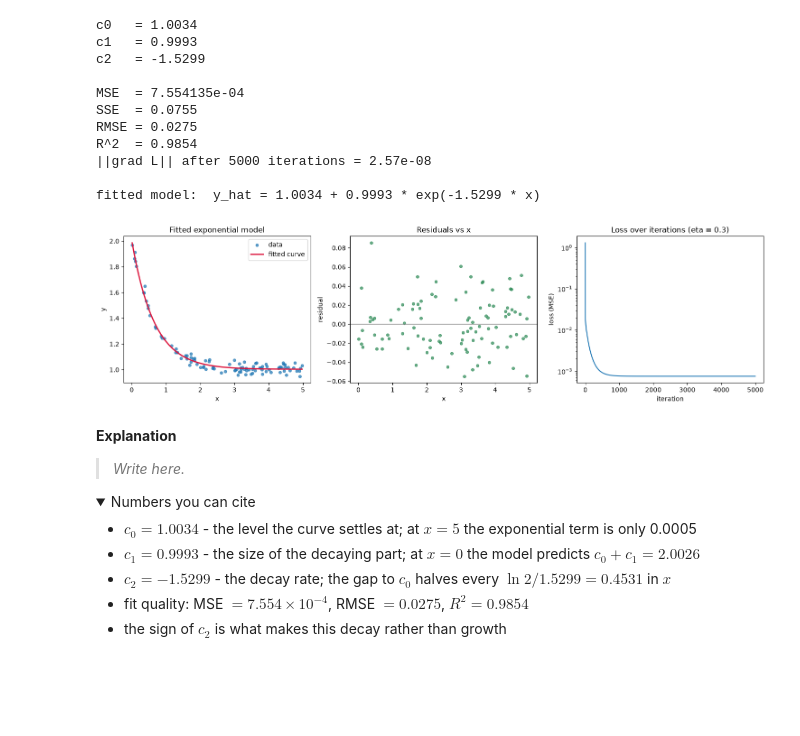
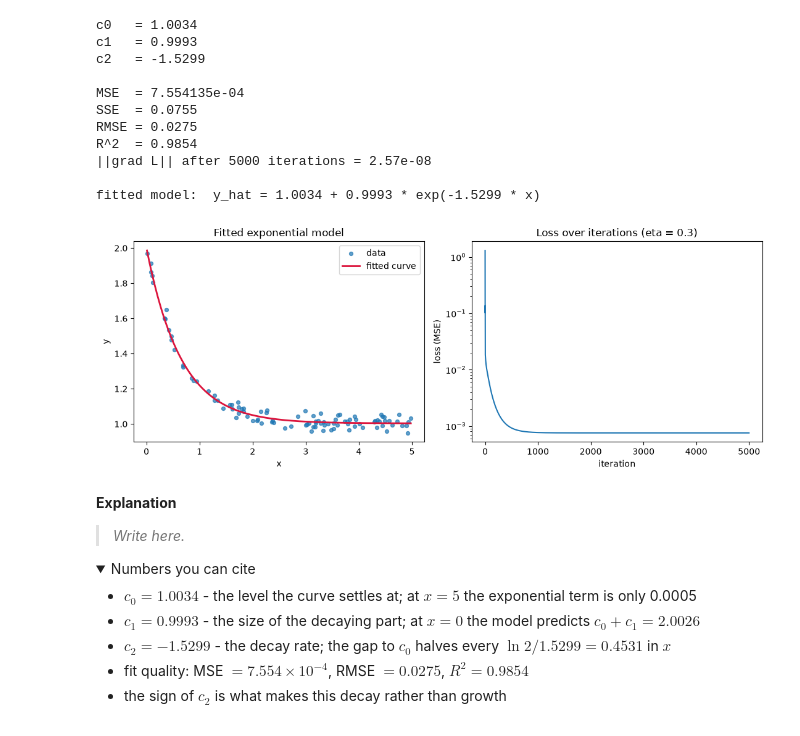
Before and after one commit to Kiatisakk/CPE342-ML, a Jupyter notebook: lab02_gd/A2_Gradient_Descent.ipynb, the cells around one changed output. Cells and saved outputs as stored; diff of their text form; code cells hidden in the pictures; folded sections open; blank space fills up the shorter version.

```diff
--- a/lab02_gd/A2_Gradient_Descent.ipynb
+++ b/lab02_gd/A2_Gradient_Descent.ipynb
@@ -327,27 +327,23 @@ R^2  = 0.9854
 fitted model:  y_hat = 1.0034 + 0.9993 * exp(-1.5299 * x)
 # %%
 grid = np.linspace(x.min(), x.max(), 300)
-fig, axes = plt.subplots(1, 3, figsize=(15, 4.2))
+fig, axes = plt.subplots(1, 2, figsize=(11, 4.2))
 
 axes[0].scatter(x, y, s=18, alpha=0.7, label="data")
 axes[0].plot(grid, predict(c_gd, grid), color="crimson", lw=2, label="fitted curve")
 axes[0].set(xlabel="x", ylabel="y", title="Fitted exponential model")
 axes[0].legend()
 
-axes[1].axhline(0, color="grey", lw=1)
-axes[1].scatter(x, residual, s=18, alpha=0.7, color="seagreen")
-axes[1].set(xlabel="x", ylabel="residual", title="Residuals vs x")
-
-axes[2].plot(history, lw=1.5)
-axes[2].set(xlabel="iteration", ylabel="loss (MSE)", yscale="log",
+axes[1].plot(history, lw=1.5)
+axes[1].set(xlabel="iteration", ylabel="loss (MSE)", yscale="log",
             title=f"Loss over iterations (eta = {ETA})")
 
 fig.tight_layout()
 Path("figures").mkdir(exist_ok=True)
-fig.savefig("figures/fit_residual_loss.png", dpi=150, bbox_inches="tight")
+fig.savefig("figures/fit_and_loss.png", dpi=150, bbox_inches="tight")
 plt.show()
 # %% [output]
-[figure, old version]
+[figure, new version]
 # %% [markdown]
 **Explanation**
 
```
Also changed, not shown: parts of 3 cells of this notebook, 3 other files.
